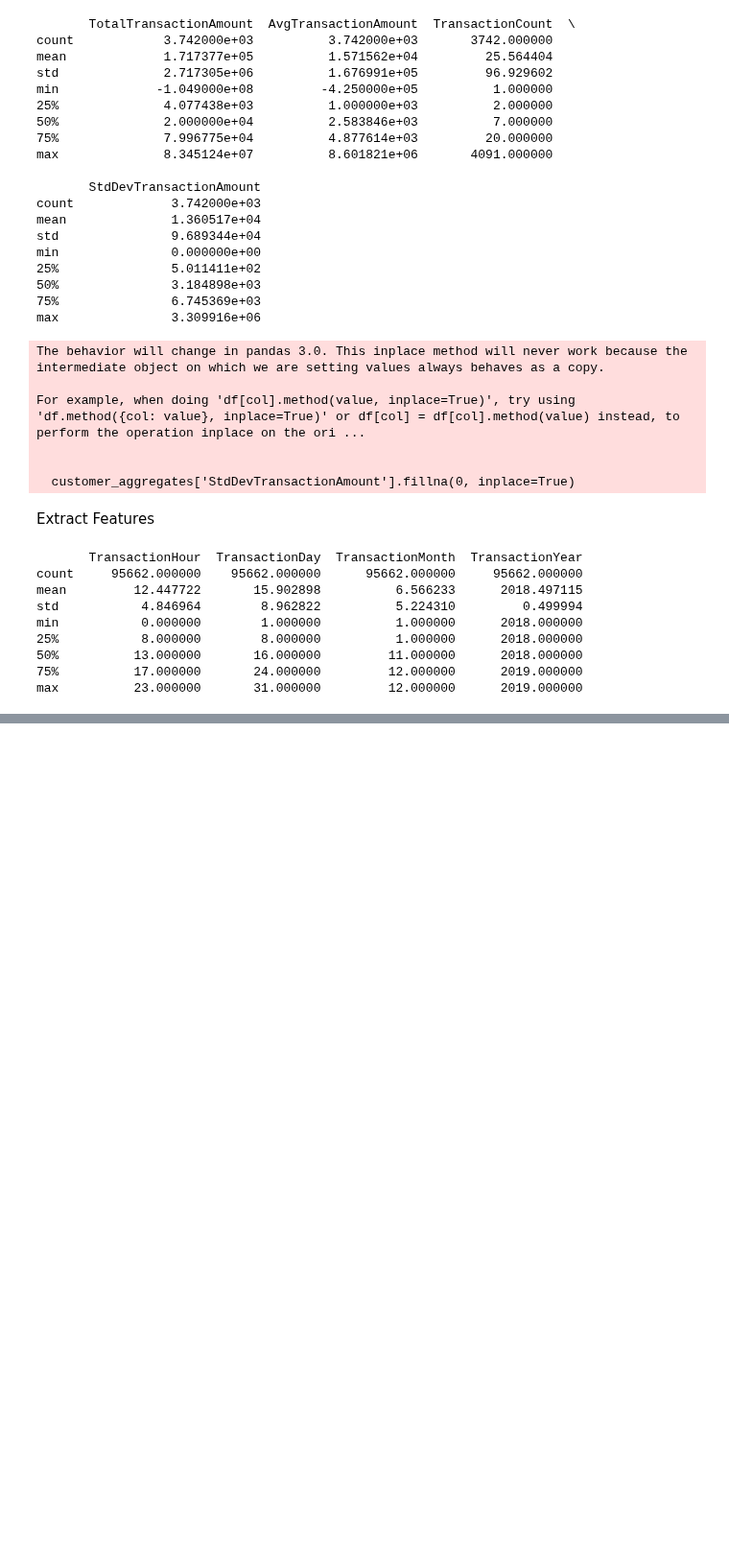
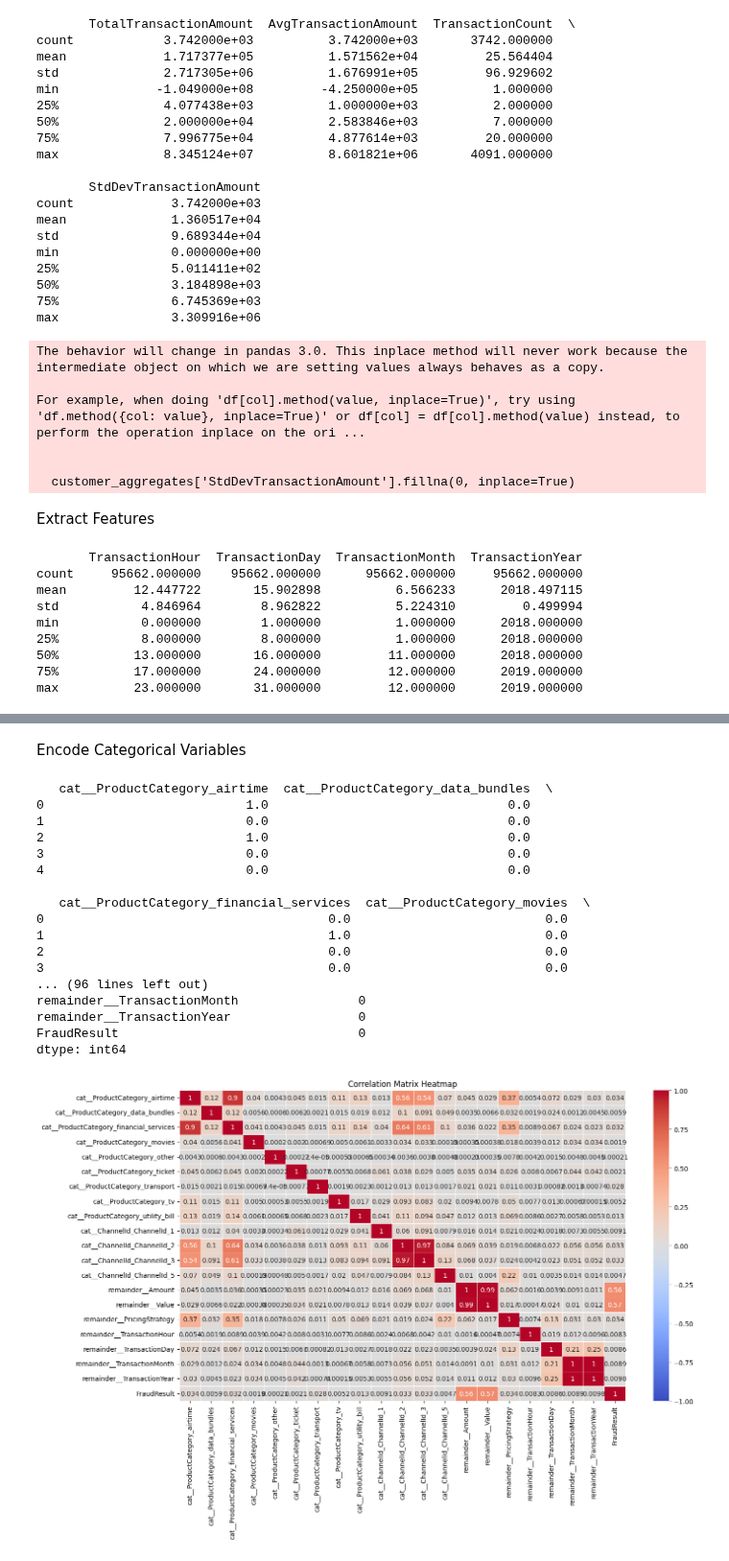
Before and after one commit to Birkity/-Credit-Scoring-Model, a Jupyter notebook: notebooks/task_2.ipynb, the cells around one changed output, grey strips where cells are left out. Shown at 96% size. Saved outputs shown, nothing was run; the diff lists cells and outputs as text; code cells hidden in the pictures; blank space fills up the shorter version.

Commit message:
Encode categorical variables using One-Hot Encoding and Label Encoding

```diff
--- a/notebooks/task_2.ipynb
+++ b/notebooks/task_2.ipynb
@@ -63,0 +85,80 @@ max          23.000000       31.000000         12.000000      2019.000000
+# %% [markdown]
+Encode Categorical Variables
+# %%
+from statsmodels.stats.outliers_influence import variance_inflation_factor
+from sklearn.preprocessing import LabelEncoder, OneHotEncoder
+from sklearn.compose import ColumnTransformer
+from sklearn.pipeline import Pipeline
+from sklearn.impute import SimpleImputer
+import pandas as pd
+import seaborn as sns
+import matplotlib.pyplot as plt
+import numpy as np
+
+categorical_columns = ['ProductCategory', 'ChannelId']
+fraud_column = 'FraudResult'
+numerical_columns = ['Amount', 'Value', 'PricingStrategy', 'TransactionHour', 'TransactionDay', 'TransactionMonth', 'TransactionYear']
+
+ct_categorical = ColumnTransformer(
+    transformers=[
+        ('cat', Pipeline([
+            ('imputer', SimpleImputer(strategy='constant')),
+            ('onehot', OneHotEncoder(handle_unknown='ignore'))
+        ]), categorical_columns)
+    ],
+    remainder='passthrough'
+)
+
+X = ct_categorical.fit_transform(df[categorical_columns + numerical_columns])
+
+df_encoded = pd.DataFrame(X, columns=ct_categorical.get_feature_names_out(categorical_columns + numerical_columns))
+
+fraud_result_encoder = LabelEncoder()
+df_encoded[fraud_column] = fraud_result_encoder.fit_transform(df[fraud_column])
+
+
+print(df_encoded.head())
+
+print("\nColumn Information:")
+print(df_encoded.dtypes)
+
+print("\nMissing Values:")
+print(df_encoded.isnull().sum())
+
+correlation_matrix = df_encoded.corr().abs()
+
+plt.figure(figsize=(15, 10))
+sns.heatmap(correlation_matrix, annot=True, cmap='coolwarm', linewidths=0.5, vmin=-1, vmax=1)
+plt.title('Correlation Matrix Heatmap')
+plt.tight_layout()
+plt.show()
+
+print("\nSummary Statistics:")
+print(df_encoded.describe())
+
+vif_data = pd.DataFrame()
+vif_data["feature"] = df_encoded.columns
+vif_data["VIF"] = [variance_inflation_factor(df_encoded.values, i) for i in range(df_encoded.shape[1])]
+
+vif_data = vif_data.sort_values("VIF", ascending=False)
+print("\nVariance Inflation Factor (VIF):")
+print(vif_data)
+# %% [output]
+   cat__ProductCategory_airtime  cat__ProductCategory_data_bundles  \
+0                           1.0                                0.0
+1                           0.0                                0.0
+2                           1.0                                0.0
+3                           0.0                                0.0
+4                           0.0                                0.0
+
+   cat__ProductCategory_financial_services  cat__ProductCategory_movies  \
+0                                      0.0                          0.0
+1                                      1.0                          0.0
+2                                      0.0                          0.0
+3                                      0.0                          0.0
+... (96 lines left out)
+remainder__TransactionMonth                0
+remainder__TransactionYear                 0
+FraudResult                                0
+dtype: int64
+[figure, added]
```
Also changed, not shown: parts of 2 cells of this notebook.
